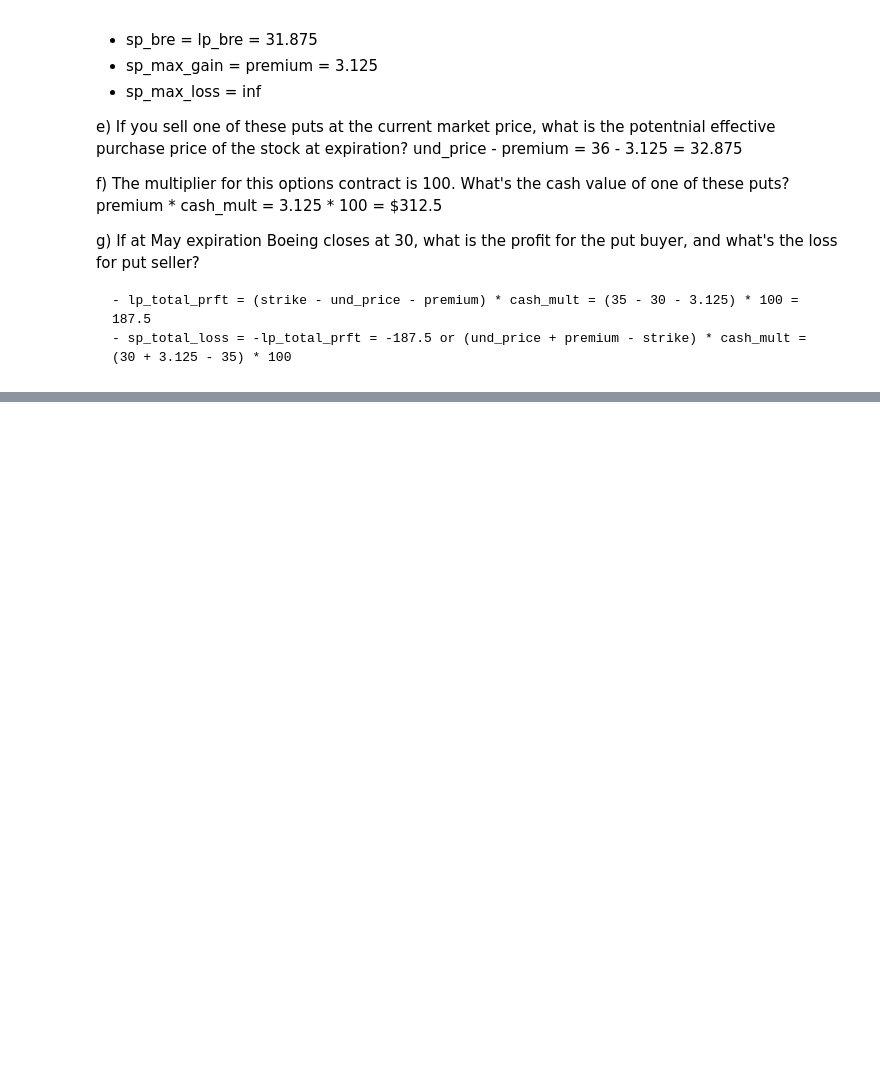
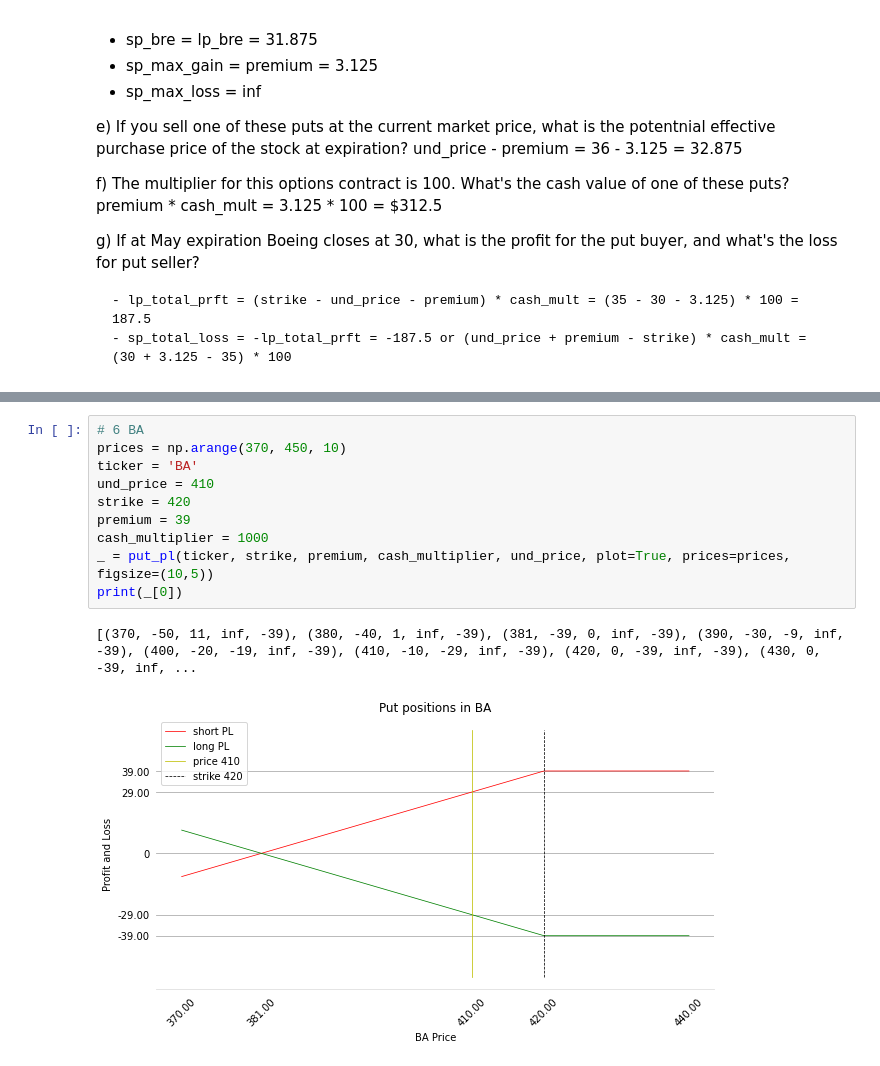
Before and after one commit to ooddaa/tradingAlgos, a Jupyter notebook: options/puts.ipynb, the cells around one changed output, grey strips where cells are left out. Saved outputs shown, nothing was run; the diff lists cells and outputs as text; blank space fills up the shorter version.

```diff
--- a/options/puts.ipynb
+++ b/options/puts.ipynb
@@ -257,0 +304,13 @@ long, short, breakeven, delta, delta_beven, cash_value, lp_total_prft, sp_total_
+# %%
+# 6 BA
+prices = np.arange(370, 450, 10)
+ticker = 'BA'
+und_price = 410
+strike = 420
+premium = 39
+cash_multiplier = 1000
+_ = put_pl(ticker, strike, premium, cash_multiplier, und_price, plot=True, prices=prices, figsize=(10,5))
+print(_[0])
+# %% [output]
+[(370, -50, 11, inf, -39), (380, -40, 1, inf, -39), (381, -39, 0, inf, -39), (390, -30, -9, inf, -39), (400, -20, -19, inf, -39), (410, -10, -29, inf, -39), (420, 0, -39, inf, -39), (430, 0, -39, inf, ...
+[figure, added]
```
Also changed, not shown: parts of 12 cells of this notebook.
